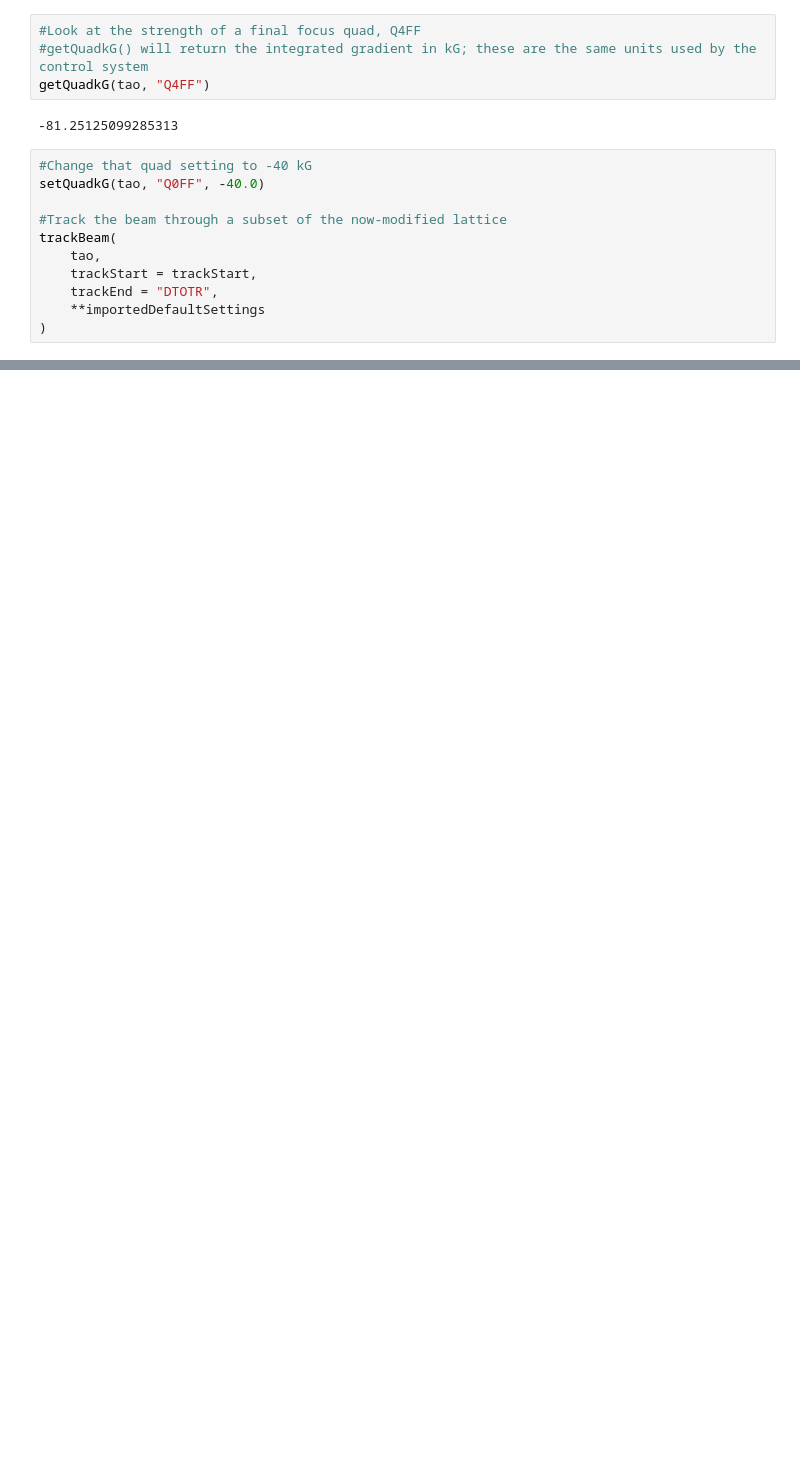
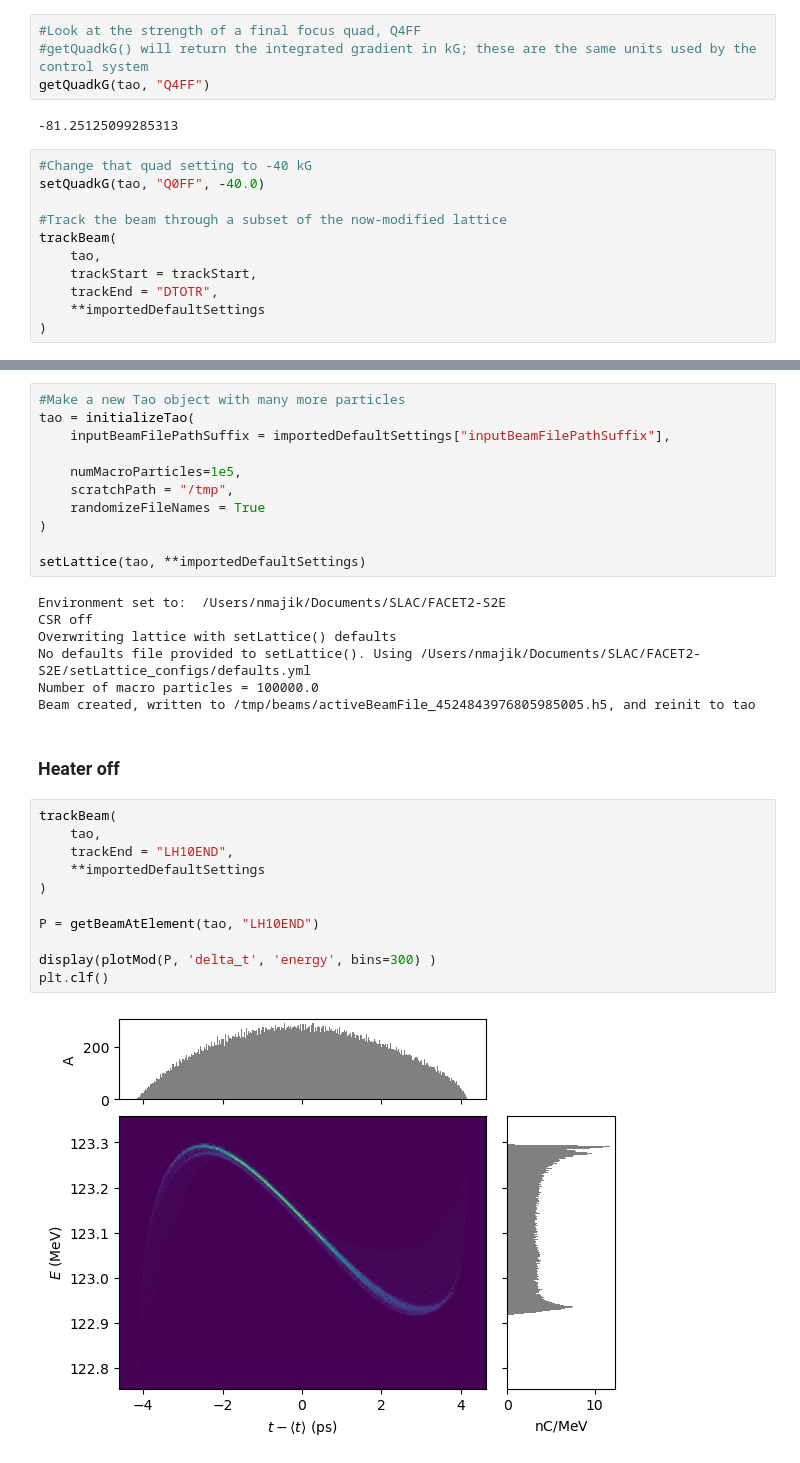
Before and after one commit to slaclab/FACET2-Bmad-PyTao, a Jupyter notebook: Example - Basic introduction.ipynb, the cells around one changed output, grey strips where cells are left out. Saved outputs shown, nothing was run; the diff lists cells and outputs as text; blank space fills up the shorter version.

```diff
--- a/Example - Basic introduction.ipynb
+++ b/Example - Basic introduction.ipynb
@@ -216,0 +221,33 @@ display(plotMod(P, 'x', 'y',  bins=200));
+# %%
+#Make a new Tao object with many more particles
+tao = initializeTao(
+    inputBeamFilePathSuffix = importedDefaultSettings["inputBeamFilePathSuffix"],
+
+    numMacroParticles=1e5,
+    scratchPath = "/tmp",
+    randomizeFileNames = True
+)
+
+setLattice(tao, **importedDefaultSettings)
+# %% [output]
+Environment set to:  /Users/nmajik/Documents/SLAC/FACET2-S2E
+CSR off
+Overwriting lattice with setLattice() defaults
+No defaults file provided to setLattice(). Using /Users/nmajik/Documents/SLAC/FACET2-S2E/setLattice_configs/defaults.yml
+Number of macro particles = 100000.0
+Beam created, written to /tmp/beams/activeBeamFile_4524843976805985005.h5, and reinit to tao
+# %% [markdown]
+### Heater off
+# %%
+trackBeam(
+    tao,
+    trackEnd = "LH10END",
+    **importedDefaultSettings
+)
+
+P = getBeamAtElement(tao, "LH10END")
+
+display(plotMod(P, 'delta_t', 'energy', bins=300) )
+plt.clf()
+# %% [output]
+[figure, added]
```
Also changed, not shown: parts of 12 cells of this notebook, 10 other files.
